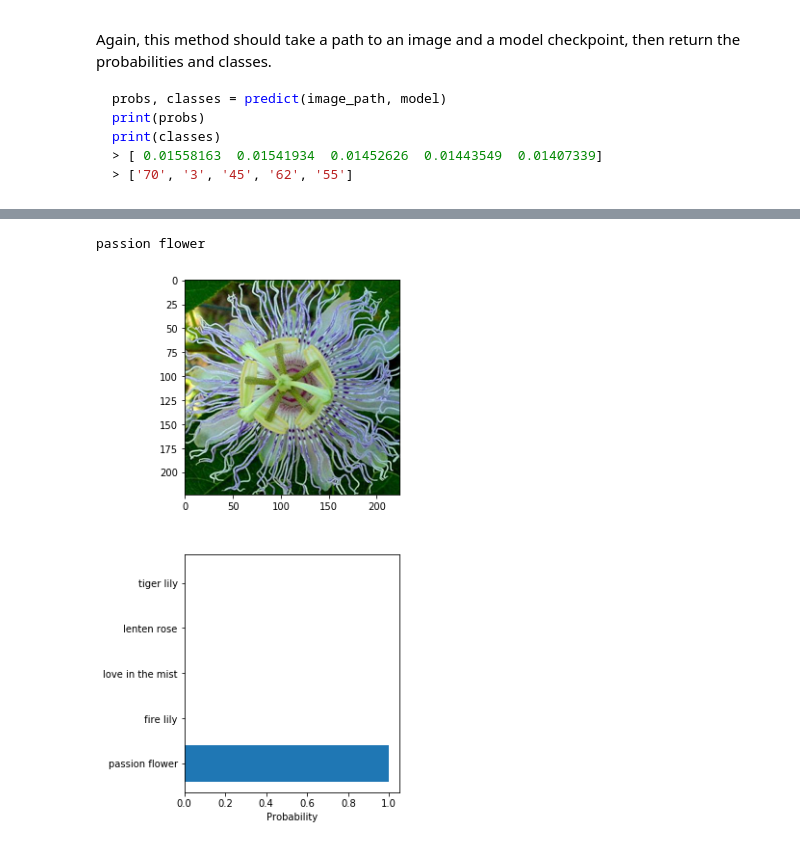
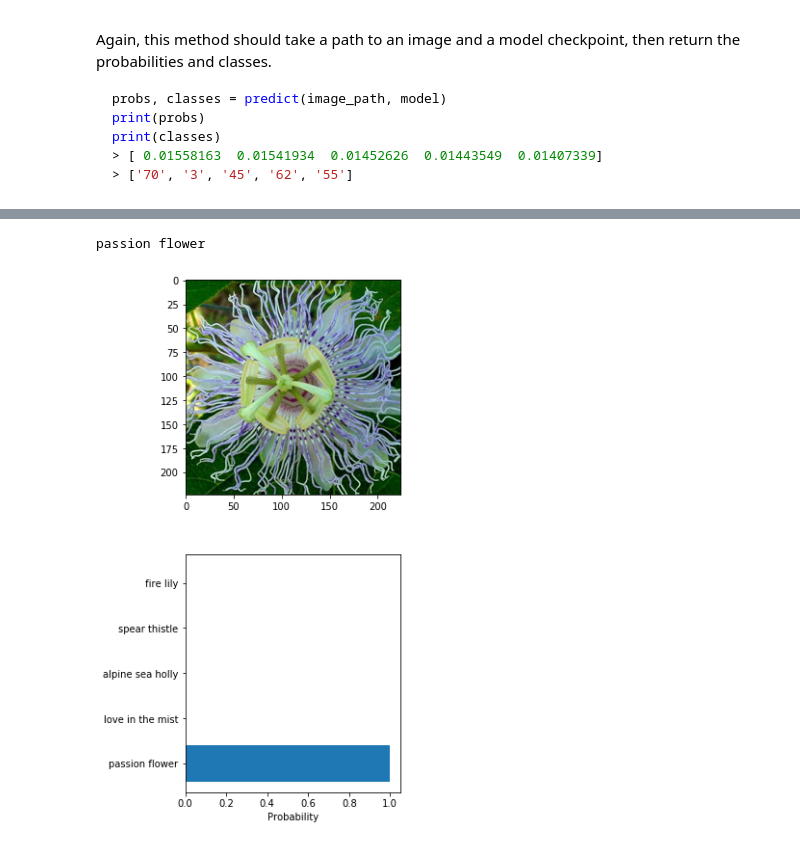
Before and after one commit to nirajpandkar/flowers-classification-pytorch, a Jupyter notebook: Image Classifier Project.ipynb, the cells around one changed output, grey strips where cells are left out. Drawn from its saved outputs; the diff is of its cells as text; code cells hidden in the pictures.

```diff
--- a/Image Classifier Project.ipynb
+++ b/Image Classifier Project.ipynb
@@ -365,22 +344,22 @@ Now that you can use a trained model for predictions, check to make sure it make
 You can convert from the class integer encoding to actual flower names with the `cat_to_name.json` file (should have been loaded earlier in the notebook). To show a PyTorch tensor as an image, use the `imshow` function defined above.
 # %%
 img_path = "data/test/77/image_00025.jpg"
-probs, classes = predict(img_path, "checkpoint_extrainfo.pth")
+probs, classes = predict(img_path, "checkpoint.pth")
 
 class_names = [cat_to_name[c] for c in classes]
 
 fig, (ax1, ax2) = plt.subplots(nrows=2, figsize=(4,10))
 class_number = img_path.split("/")[-2]
 title = cat_to_name[str(class_number)]
 imshow(process_image(img_path), ax1, title)
 print(title)
 
 
 scalars = [*range(len(probs))]
 ax2.barh(scalars, probs)
 plt.xlabel("Probability")
 plt.yticks(scalars, class_names)
 plt.show()
 # %% [output]
 passion flower
-[figure, old version]
+[figure, new version]
```
Also changed, not shown: parts of 16 cells of this notebook.
